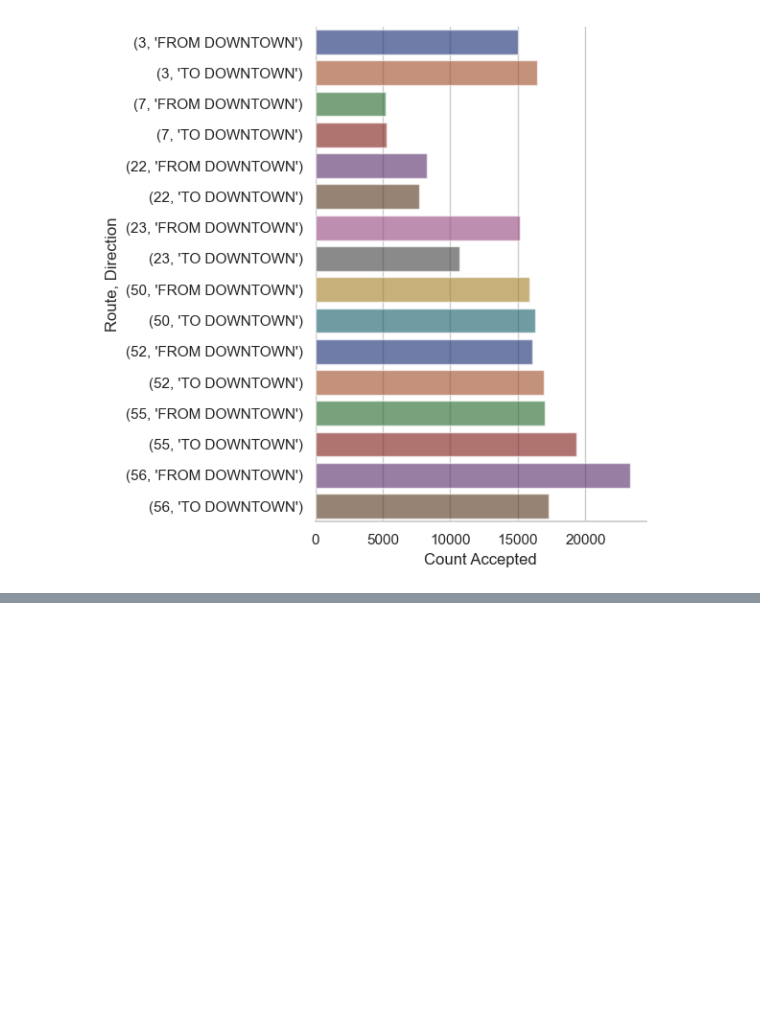
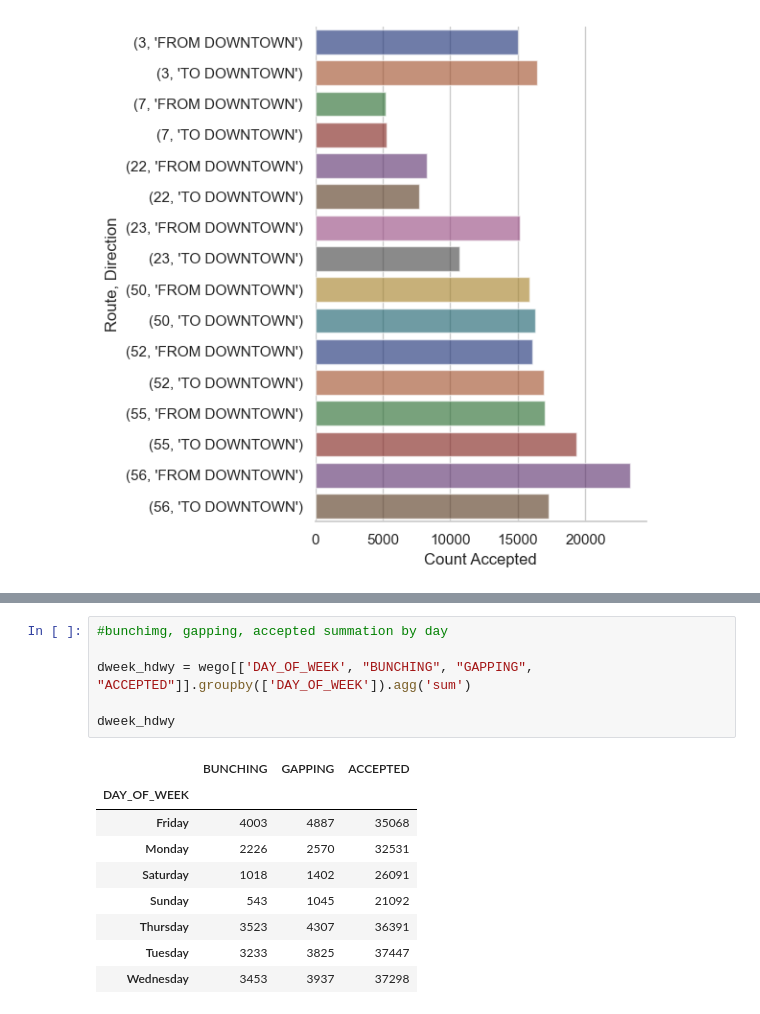
Before and after one commit to NSS-Data-Analytics-Cohort-11/wego-raiders, a Jupyter notebook: notebooks/Wego Project.ipynb, the cells around one changed output, grey strips where cells are left out. Drawn from its saved outputs; the diff is of its cells as text; blank space fills up the shorter version.

```diff
--- a/notebooks/Wego Project.ipynb
+++ b/notebooks/Wego Project.ipynb
@@ -1204,0 +1288,16 @@ AttributeError: 'NoneType' object has no attribute 'set_title'
+# %%
+#bunchimg, gapping, accepted summation by day
+
+dweek_hdwy = wego[['DAY_OF_WEEK', "BUNCHING", "GAPPING", "ACCEPTED"]].groupby(['DAY_OF_WEEK']).agg('sum')
+
+dweek_hdwy
+# %% [output]
+|  | BUNCHING | GAPPING | ACCEPTED |
+| DAY_OF_WEEK |  |  |  |
+| Friday | 4003 | 4887 | 35068 |
+| Monday | 2226 | 2570 | 32531 |
+| Saturday | 1018 | 1402 | 26091 |
+| Sunday | 543 | 1045 | 21092 |
+| Thursday | 3523 | 4307 | 36391 |
+| Tuesday | 3233 | 3825 | 37447 |
+| Wednesday | 3453 | 3937 | 37298 |
```
Also changed, not shown: parts of 26 cells of this notebook.
